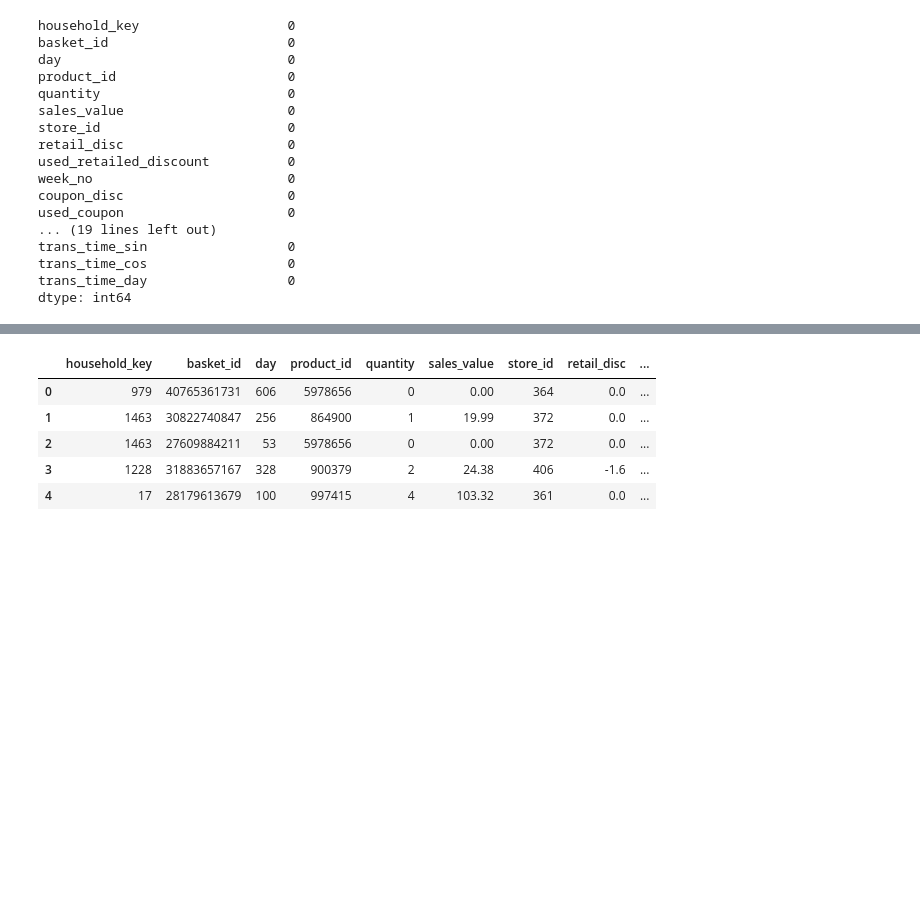
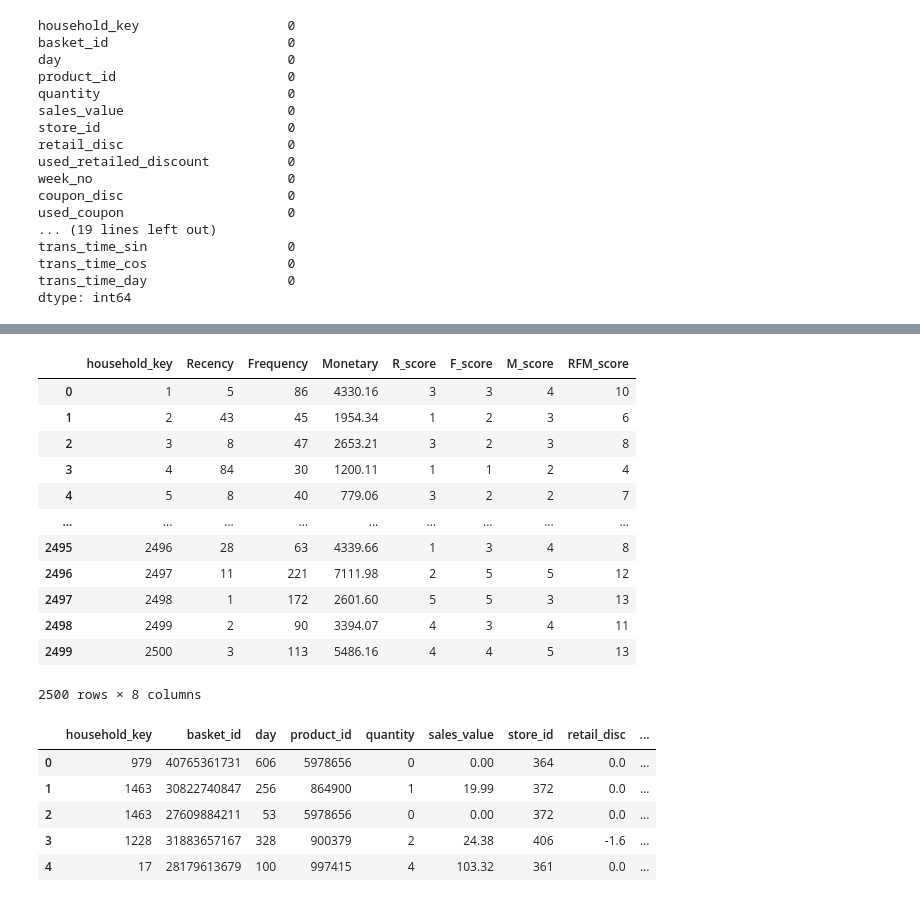
Before and after one commit to DATA601-CustSegment-Nov2025-to-Feb2026/New-CustSegment-Project, a Jupyter notebook: Customer_Segmentation_(Preprocessing).ipynb, the cells around one changed output, grey strips where cells are left out. Cells and saved outputs as stored; diff of their text form; code cells hidden in the pictures; blank space fills up the shorter version.

```diff
--- a/Customer_Segmentation_(Preprocessing).ipynb
+++ b/Customer_Segmentation_(Preprocessing).ipynb
@@ -611,0 +635,8 @@ dtype: int64
+# %%
+# create monetary variable
+monetary_df = final_merged_df.groupby('household_key')['sales_value'].sum().reset_index()
+monetary_df.columns = ['household_key', 'Monetary']
+# %%
+rfm = recency_df[['household_key', 'Recency']] \
+    .merge(frequency_df, on='household_key') \
+    .merge(monetary_df, on='household_key')
@@ -612,3 +649,19 @@ dtype: int64
+# %%
+rfm
+# %% [output]
+|  | household_key | Recency | Frequency | Monetary | R_score | F_score | M_score | RFM_score |
+| 0 | 1 | 5 | 86 | 4330.16 | 3 | 3 | 4 | 10 |
+| 1 | 2 | 43 | 45 | 1954.34 | 1 | 2 | 3 | 6 |
+| 2 | 3 | 8 | 47 | 2653.21 | 3 | 2 | 3 | 8 |
+| 3 | 4 | 84 | 30 | 1200.11 | 1 | 1 | 2 | 4 |
+| 4 | 5 | 8 | 40 | 779.06 | 3 | 2 | 2 | 7 |
+| ... | ... | ... | ... | ... | ... | ... | ... | ... |
+| 2495 | 2496 | 28 | 63 | 4339.66 | 1 | 3 | 4 | 8 |
+| 2496 | 2497 | 11 | 221 | 7111.98 | 2 | 5 | 5 | 12 |
+| 2497 | 2498 | 1 | 172 | 2601.60 | 5 | 5 | 3 | 13 |
+| 2498 | 2499 | 2 | 90 | 3394.07 | 4 | 3 | 4 | 11 |
+| 2499 | 2500 | 3 | 113 | 5486.16 | 4 | 4 | 5 | 13 |
+2500 rows × 8 columns
 # %%
 final_merged_df.head()
 # %% [output]
```
Also changed, not shown: parts of 26 cells of this notebook.
